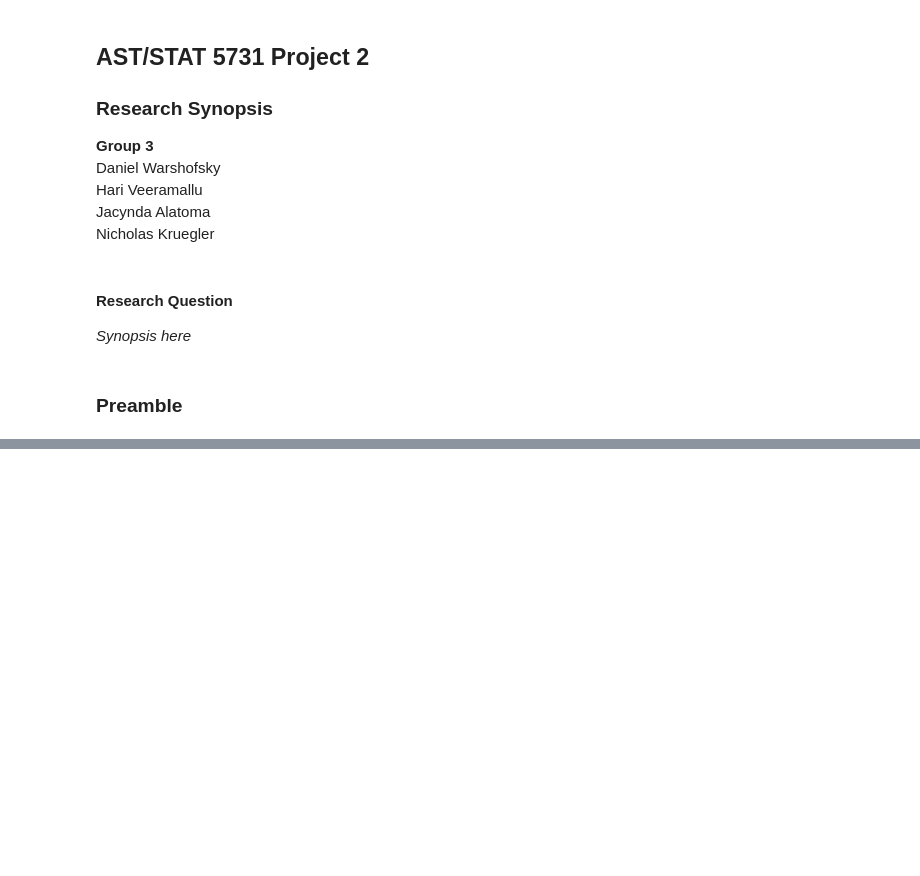
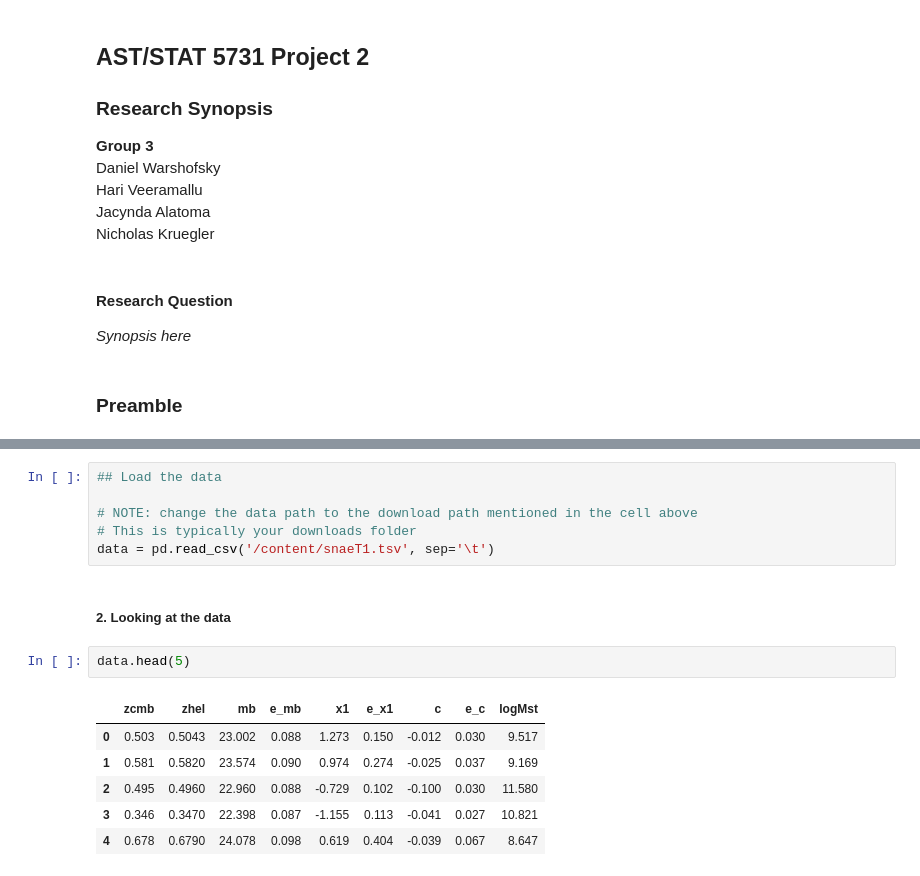
Before and after one commit to Raghuram-Veeramallu/Astro_Stat_Project2, a Jupyter notebook: Group3_Project2_DataSummary.ipynb, the cells around one changed output, grey strips where cells are left out. Saved outputs shown, nothing was run; the diff lists cells and outputs as text; blank space fills up the shorter version.

```diff
--- a/Group3_Project2_DataSummary.ipynb
+++ b/Group3_Project2_DataSummary.ipynb
@@ -29,0 +39,17 @@ import matplotlib.pyplot as plt
+# %%
+## Load the data
+
+# NOTE: change the data path to the download path mentioned in the cell above
+# This is typically your downloads folder
+data = pd.read_csv('/content/snaeT1.tsv', sep='\t')
+# %% [markdown]
+##### 2. Looking at the data
+# %%
+data.head(5)
+# %% [output]
+|  | zcmb | zhel | mb | e_mb | x1 | e_x1 | c | e_c | logMst |
+| 0 | 0.503 | 0.5043 | 23.002 | 0.088 | 1.273 | 0.150 | -0.012 | 0.030 | 9.517 |
+| 1 | 0.581 | 0.5820 | 23.574 | 0.090 | 0.974 | 0.274 | -0.025 | 0.037 | 9.169 |
+| 2 | 0.495 | 0.4960 | 22.960 | 0.088 | -0.729 | 0.102 | -0.100 | 0.030 | 11.580 |
+| 3 | 0.346 | 0.3470 | 22.398 | 0.087 | -1.155 | 0.113 | -0.041 | 0.027 | 10.821 |
+| 4 | 0.678 | 0.6790 | 24.078 | 0.098 | 0.619 | 0.404 | -0.039 | 0.067 | 8.647 |
```
Also changed, not shown: parts of 20 cells of this notebook.
